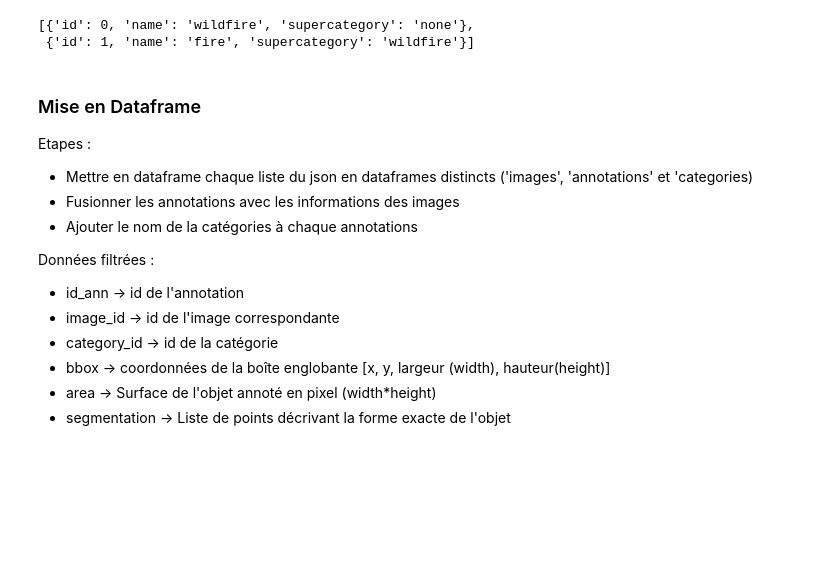
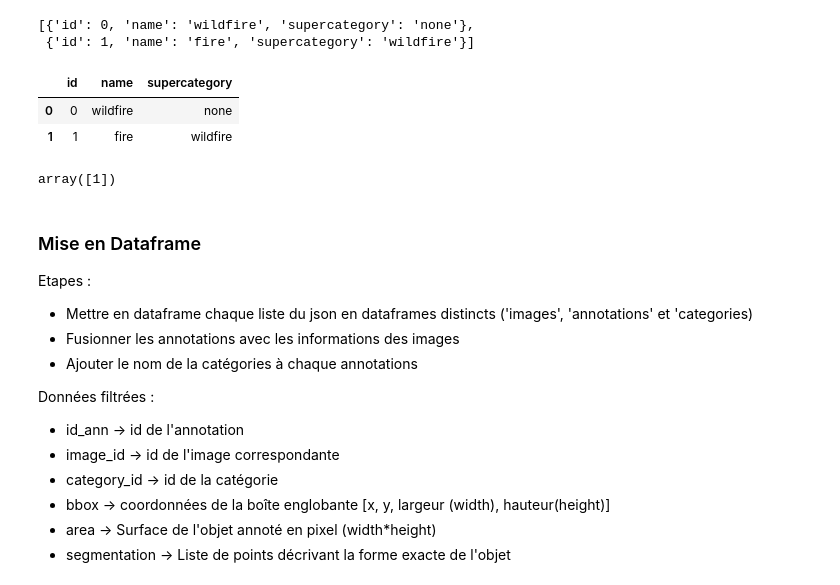
Before and after one commit to GaetanCSimplon/wildfire_detection, a Jupyter notebook: prepare_data/exploration.ipynb, the cells around one changed output. Cells and saved outputs as stored; diff of their text form; code cells hidden in the pictures; blank space fills up the shorter version.

```diff
--- a/prepare_data/exploration.ipynb
+++ b/prepare_data/exploration.ipynb
@@ -50,6 +51,21 @@ dict_keys(['info', 'licenses', 'categories', 'images', 'annotations'])
 'Catégories : '
 [{'id': 0, 'name': 'wildfire', 'supercategory': 'none'},
  {'id': 1, 'name': 'fire', 'supercategory': 'wildfire'}]
+# %%
+# Vérification des catégories
+categories = pd.DataFrame(coco_data['categories'])
+display(categories)
+# 0 = wildfire / 1 = Fire
+
+# Dénombrement du nombre d'annotations avec comme catégorie wildfire
+annotations = pd.DataFrame(coco_data['annotations'])
+display(annotations['category_id'].unique())
+# Il n'y a aucune annotation avec la catégorie wildfire.
+# %% [output]
+|  | id | name | supercategory |
+| 0 | 0 | wildfire | none |
+| 1 | 1 | fire | wildfire |
+array([1])
 # %% [markdown]
 ### Mise en Dataframe
 Etapes :
```
Also changed, not shown: parts of 5 cells of this notebook, 1 other file.
